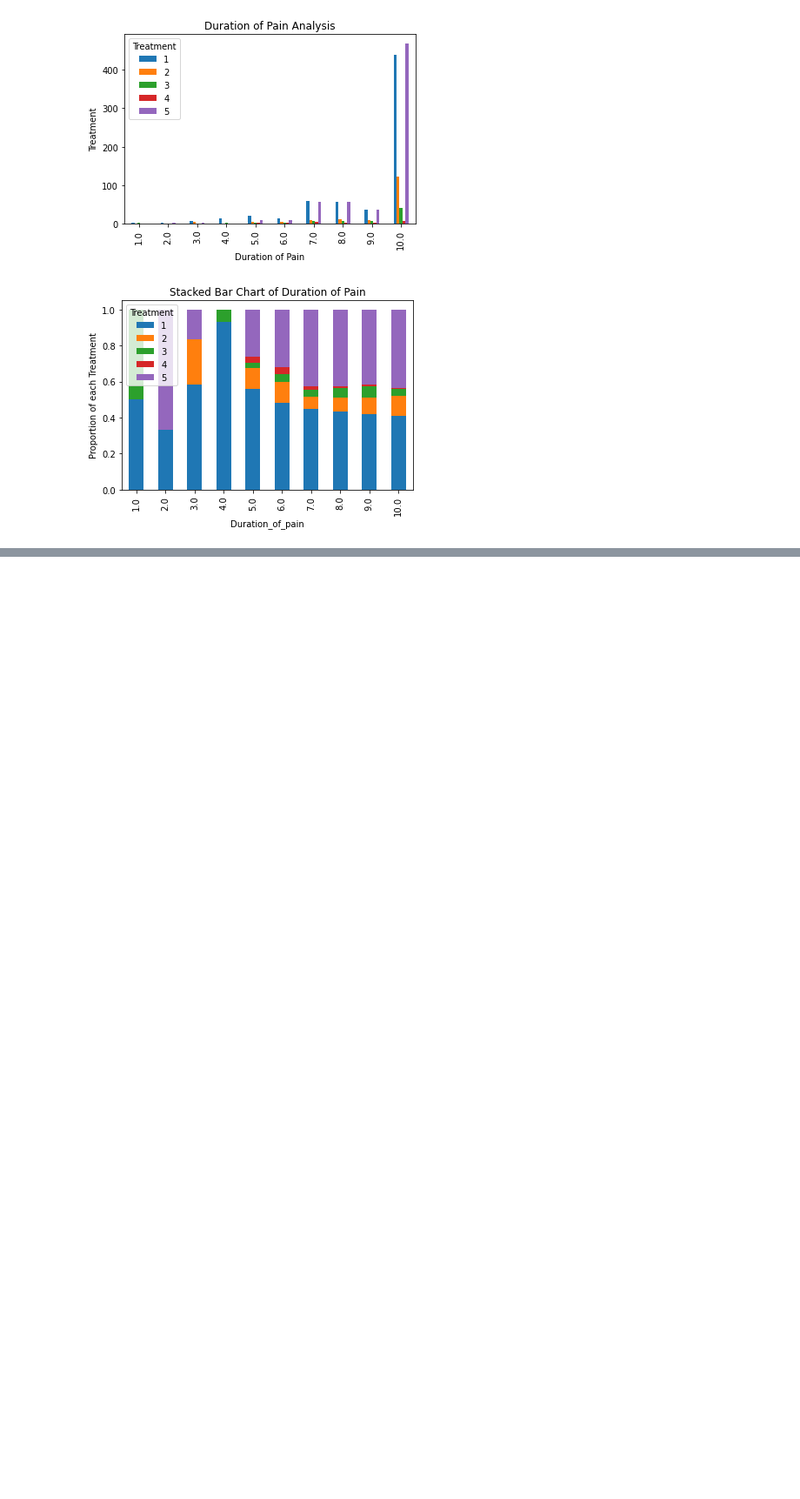
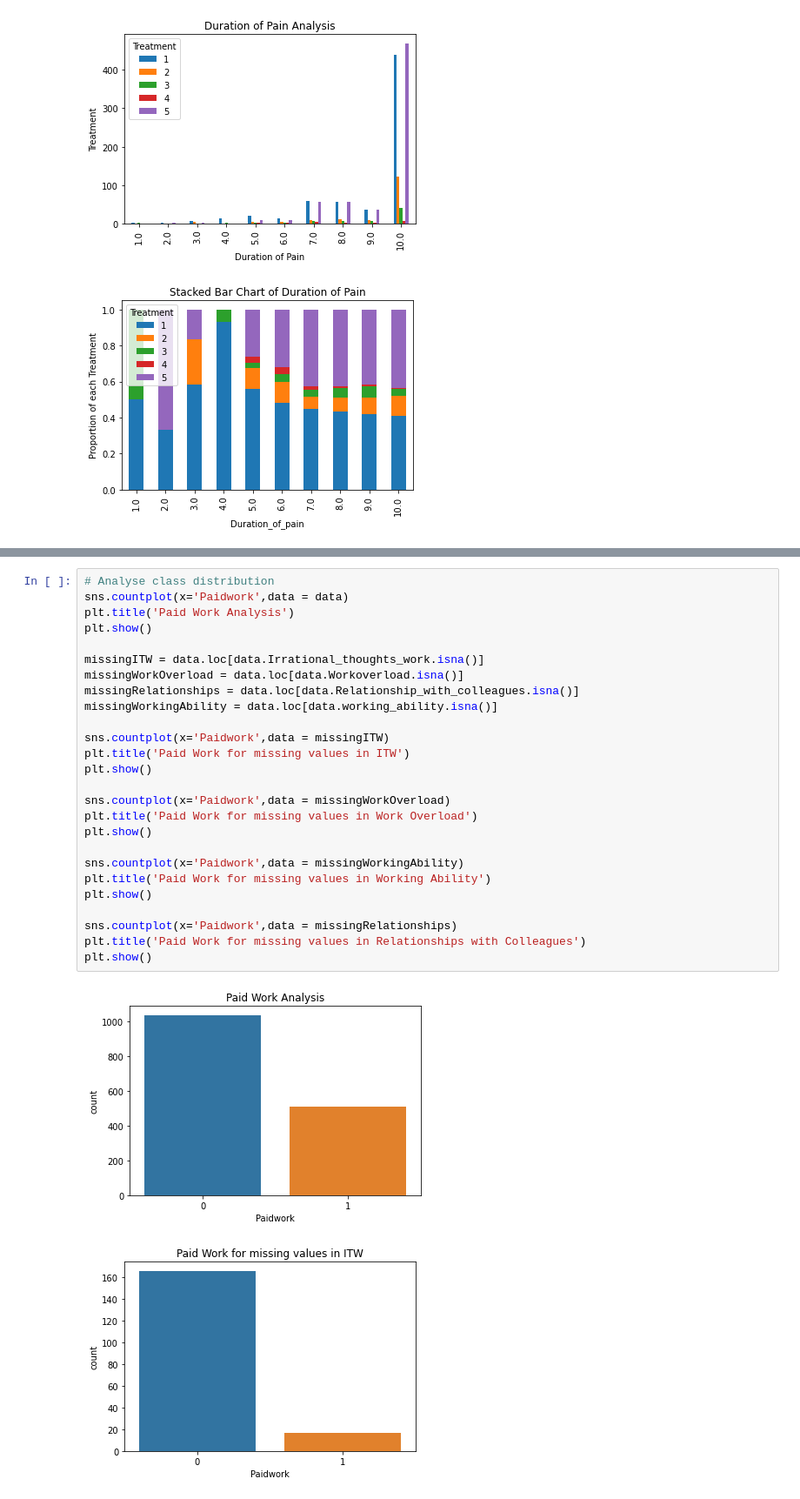
Before and after one commit to WALEX2000/DataScience-Project, a Jupyter notebook: src/dataExploration.ipynb, the cells around one changed output, grey strips where cells are left out. Shown: that part at 87% size. Saved outputs shown, nothing was run; the diff lists cells and outputs as text; blank space fills up the shorter version.

```diff
--- a/src/dataExploration.ipynb
+++ b/src/dataExploration.ipynb
@@ -202,3 +205,32 @@ plt.show()
 [figure]
 [figure]
 [figure]
+# %%
+# Analyse class distribution
+sns.countplot(x='Paidwork',data = data)
+plt.title('Paid Work Analysis')
+plt.show()
+
+missingITW = data.loc[data.Irrational_thoughts_work.isna()]
+missingWorkOverload = data.loc[data.Workoverload.isna()]
+missingRelationships = data.loc[data.Relationship_with_colleagues.isna()]
+missingWorkingAbility = data.loc[data.working_ability.isna()]
+
+sns.countplot(x='Paidwork',data = missingITW)
+plt.title('Paid Work for missing values in ITW')
+plt.show()
+
+sns.countplot(x='Paidwork',data = missingWorkOverload)
+plt.title('Paid Work for missing values in Work Overload')
+plt.show()
+
+sns.countplot(x='Paidwork',data = missingWorkingAbility)
+plt.title('Paid Work for missing values in Working Ability')
+plt.show()
+
+sns.countplot(x='Paidwork',data = missingRelationships)
+plt.title('Paid Work for missing values in Relationships with Colleagues')
+plt.show()
+# %% [output]
+[figure, added]
+[figure, added]
```
Also changed, not shown: parts of 4 cells of this notebook, 2 other files.
